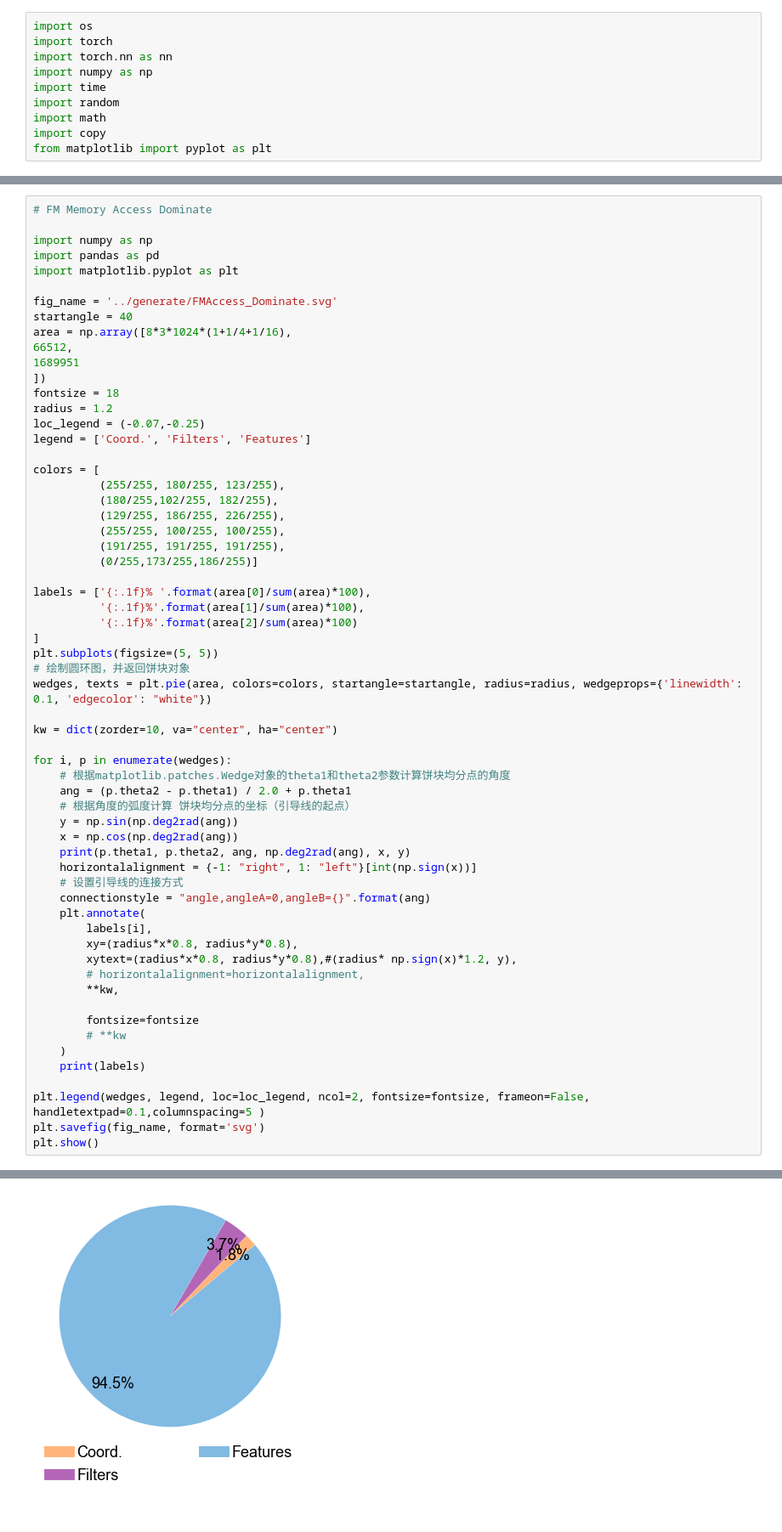
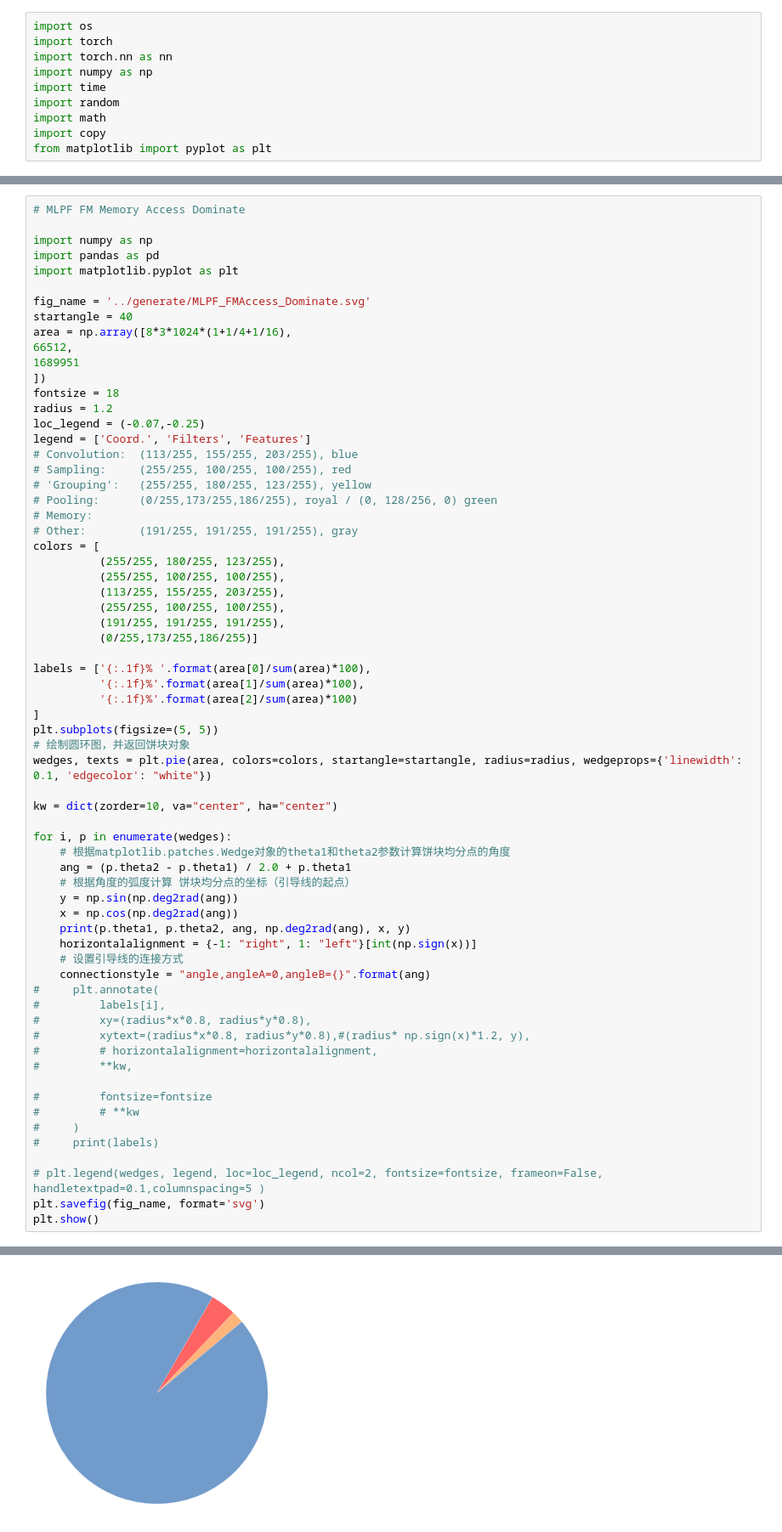
Before and after one commit to changchun-zhou/sagitta_fig, a Jupyter notebook: Nebula/scripts/Nebula.ipynb, the cells around one changed output, grey strips where cells are left out. Shown at 85% size. Drawn from its saved outputs; the diff is of its cells as text.

Commit message:
feat(Neubla.ipynb): Unify the color to (49/255, 101/255, 162/255) blue

```diff
--- a/Nebula/scripts/Nebula.ipynb
+++ b/Nebula/scripts/Nebula.ipynb
@@ -230,11 +228,11 @@ cls_plt_fig('').func_plt_fig(
 # %%
-# FM Memory Access Dominate
+# MLPF FM Memory Access Dominate
 
 import numpy as np
 import pandas as pd
 import matplotlib.pyplot as plt
 
-fig_name = '../generate/FMAccess_Dominate.svg'
+fig_name = '../generate/MLPF_FMAccess_Dominate.svg'
 startangle = 40
 area = np.array([8*3*1024*(1+1/4+1/16),
 66512,
@@ -244,11 +242,16 @@ fontsize = 18
 radius = 1.2
 loc_legend = (-0.07,-0.25)
 legend = ['Coord.', 'Filters', 'Features']
-
+# Convolution:  (113/255, 155/255, 203/255), blue
+# Sampling:     (255/255, 100/255, 100/255), red
+# 'Grouping':   (255/255, 180/255, 123/255), yellow
+# Pooling:      (0/255,173/255,186/255), royal / (0, 128/256, 0) green
+# Memory:
+# Other:        (191/255, 191/255, 191/255), gray
 colors = [
           (255/255, 180/255, 123/255),
-          (180/255,102/255, 182/255),
-          (129/255, 186/255, 226/255),
+          (255/255, 100/255, 100/255),
+          (113/255, 155/255, 203/255),
           (255/255, 100/255, 100/255),
           (191/255, 191/255, 191/255),
           (0/255,173/255,186/255)]
@@ -273,19 +276,19 @@ for i, p in enumerate(wedges):
     horizontalalignment = {-1: "right", 1: "left"}[int(np.sign(x))]
     # 设置引导线的连接方式
     connectionstyle = "angle,angleA=0,angleB={}".format(ang)
-    plt.annotate(
-        labels[i],
-        xy=(radius*x*0.8, radius*y*0.8),
-        xytext=(radius*x*0.8, radius*y*0.8),#(radius* np.sign(x)*1.2, y),
-        # horizontalalignment=horizontalalignment,
-        **kw,
+#     plt.annotate(
+#         labels[i],
+#         xy=(radius*x*0.8, radius*y*0.8),
+#         xytext=(radius*x*0.8, radius*y*0.8),#(radius* np.sign(x)*1.2, y),
+#         # horizontalalignment=horizontalalignment,
+#         **kw,
 
-        fontsize=fontsize
-        # **kw
-    )
-    print(labels)
+#         fontsize=fontsize
+#         # **kw
+#     )
+#     print(labels)
 
-plt.legend(wedges, legend, loc=loc_legend, ncol=2, fontsize=fontsize, frameon=False, handletextpad=0.1,columnspacing=5 )
+# plt.legend(wedges, legend, loc=loc_legend, ncol=2, fontsize=fontsize, frameon=False, handletextpad=0.1,columnspacing=5 )
 plt.savefig(fig_name, format='svg')
 plt.show()
 # %% [output]
@@ -298,4 +298,4 @@ plt.show()
-[figure, old version]
+[figure, new version]
 # %%
 # MLP Fusion-Memory Access
 
```
Also changed, not shown: parts of 12 cells of this notebook.
